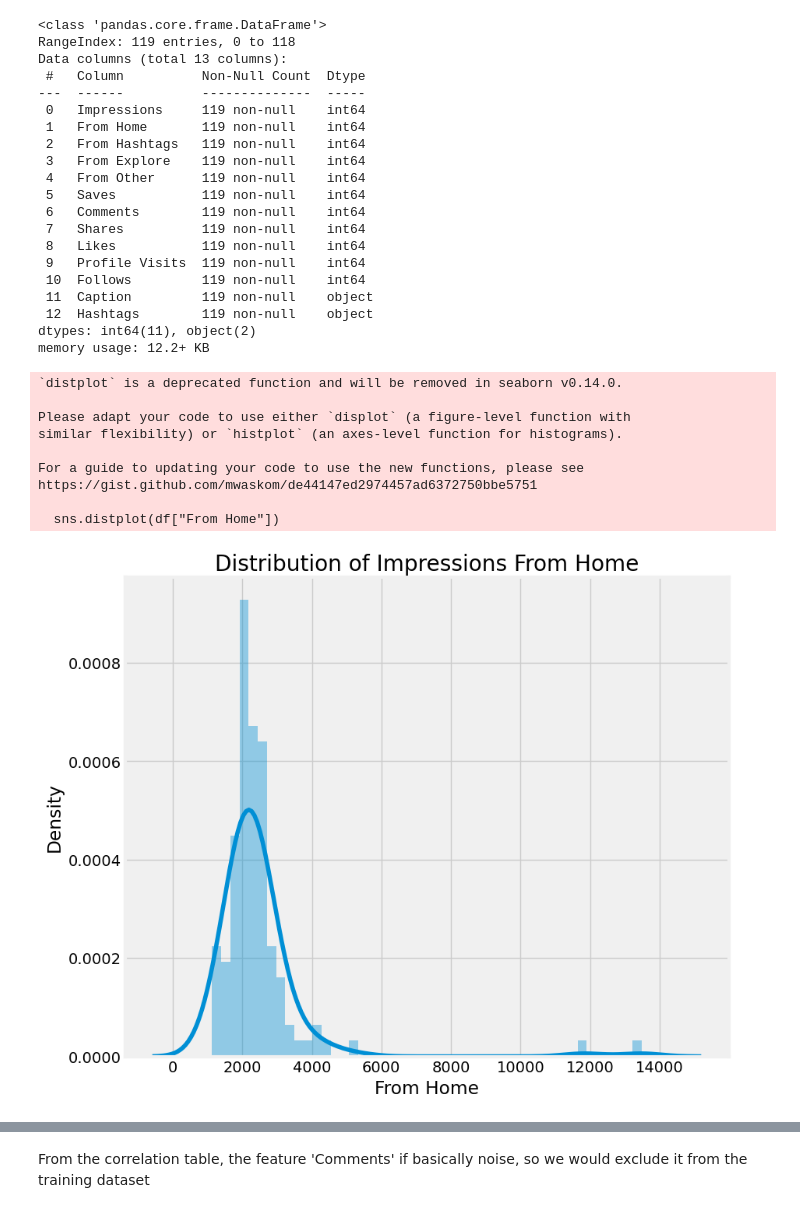
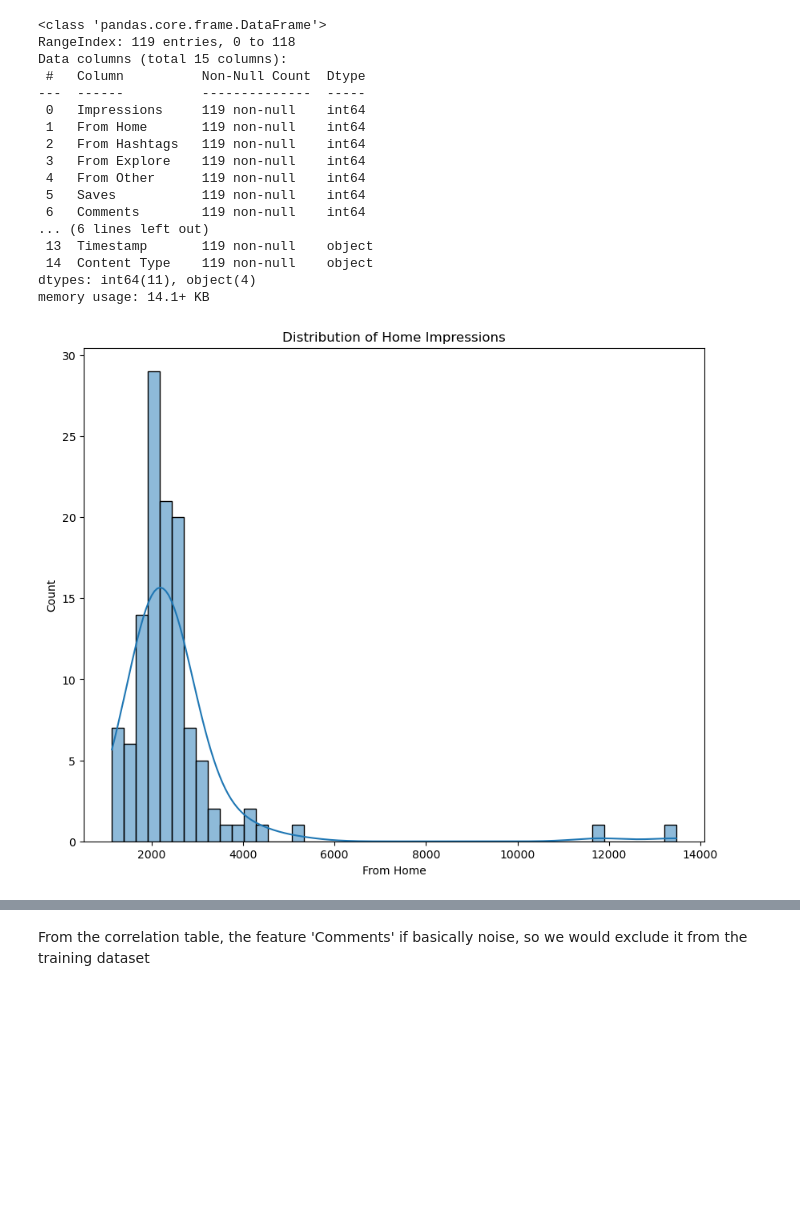
Before and after one commit to ayomide-100/instagram-reach-analysis, a Jupyter notebook: notebooks/reach-analysis_eda.ipynb, the cells around one changed output, grey strips where cells are left out. Drawn from its saved outputs; the diff is of its cells as text; code cells hidden in the pictures; blank space fills up the shorter version.

```diff
--- a/notebooks/reach-analysis_eda.ipynb
+++ b/notebooks/reach-analysis_eda.ipynb
@@ -12,6 +16,6 @@ sys.path.append(os.path.abspath('../data'))
 # %%
 
 
-df = pd.read_csv("../data/InstagramData.csv", encoding = 'latin1')
+df = pd.read_csv("../data/instagram_data.csv", encoding = 'utf-8', encoding_errors="ignore")
 (df.head())
 # %% [output]
@@ -24,3 +28,5 @@ df = pd.read_csv("../data/InstagramData.csv", encoding = 'latin1')
+# %%
+df = df.drop("Unnamed: 0", axis=1)
 # %%
 df.isnull().sum()
 # %% [output]
@@ -40,12 +48,10 @@ Hashtags          0
 dtype: int64
-# %%
-df = df.dropna()
 # %%
 df.info()
 # %% [output]
 <class 'pandas.core.frame.DataFrame'>
 RangeIndex: 119 entries, 0 to 118
-Data columns (total 13 columns):
+Data columns (total 15 columns):
  #   Column          Non-Null Count  Dtype
 ---  ------          --------------  -----
  0   Impressions     119 non-null    int64
@@ -55,29 +61,15 @@ Data columns (total 13 columns):
  4   From Other      119 non-null    int64
  5   Saves           119 non-null    int64
  6   Comments        119 non-null    int64
- 7   Shares          119 non-null    int64
- 8   Likes           119 non-null    int64
- 9   Profile Visits  119 non-null    int64
- 10  Follows         119 non-null    int64
- 11  Caption         119 non-null    object
- 12  Hashtags        119 non-null    object
-dtypes: int64(11), object(2)
-memory usage: 12.2+ KB
+... (6 lines left out)
+ 13  Timestamp       119 non-null    object
+ 14  Content Type    119 non-null    object
+dtypes: int64(11), object(4)
+memory usage: 14.1+ KB
+# %%
+df['Timestamp'] = pd.to_datetime(df['Timestamp'])
 # %%
-plt.figure(figsize = (10, 8))
-plt.style.use("fivethirtyeight")
-plt.title("Distribution of Impressions From Home")
-sns.distplot(df["From Home"])
-plt.show()
+sns_plot_with_kde(data=df, x="From Home", title="Distribution of Home Impressions")
 # %% [output]
-`distplot` is a deprecated function and will be removed in seaborn v0.14.0.
-
-Please adapt your code to use either `displot` (a figure-level function with
-similar flexibility) or `histplot` (an axes-level function for histograms).
-
-For a guide to updating your code to use the new functions, please see
-https://gist.github.com/mwaskom/de44147ed2974457ad6372750bbe5751
-
-  sns.distplot(df["From Home"])
-[figure, old version]
+[figure, new version]
 # %%
```
Also changed, not shown: parts of 32 cells of this notebook, 10 other files.
